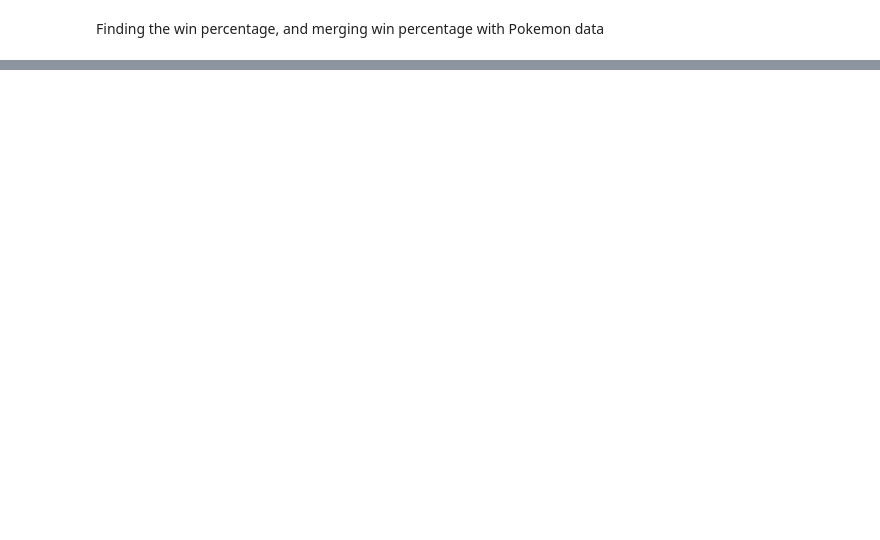
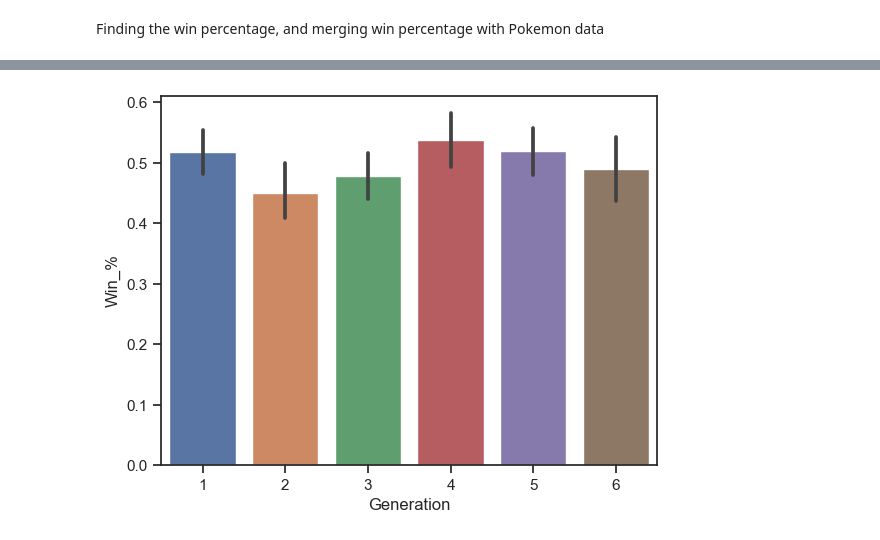
Before and after one commit to ONYX-02/PokemonDataProject, a Jupyter notebook: PokemonDataProject.ipynb, the cells around one changed output, grey strips where cells are left out. Saved outputs shown, nothing was run; the diff lists cells and outputs as text; code cells hidden in the pictures; blank space fills up the shorter version.

```diff
--- a/PokemonDataProject.ipynb
+++ b/PokemonDataProject.ipynb
@@ -262,0 +519,6 @@ fitting_df.shape
+# %%
+#Visualize correlation between Generation and win %
+sns.barplot(x='Generation', y='Win_%', data= result)
+plt.show()
+# %% [output]
+[figure, added]
```
Also changed, not shown: parts of 70 cells of this notebook, 2 other files.
